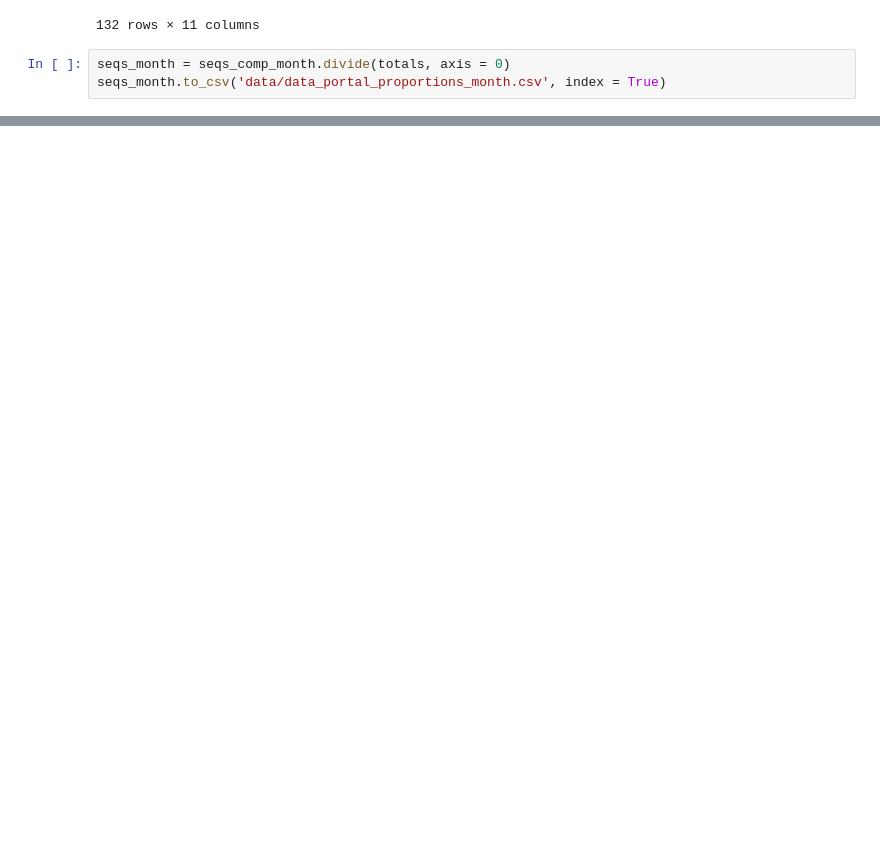
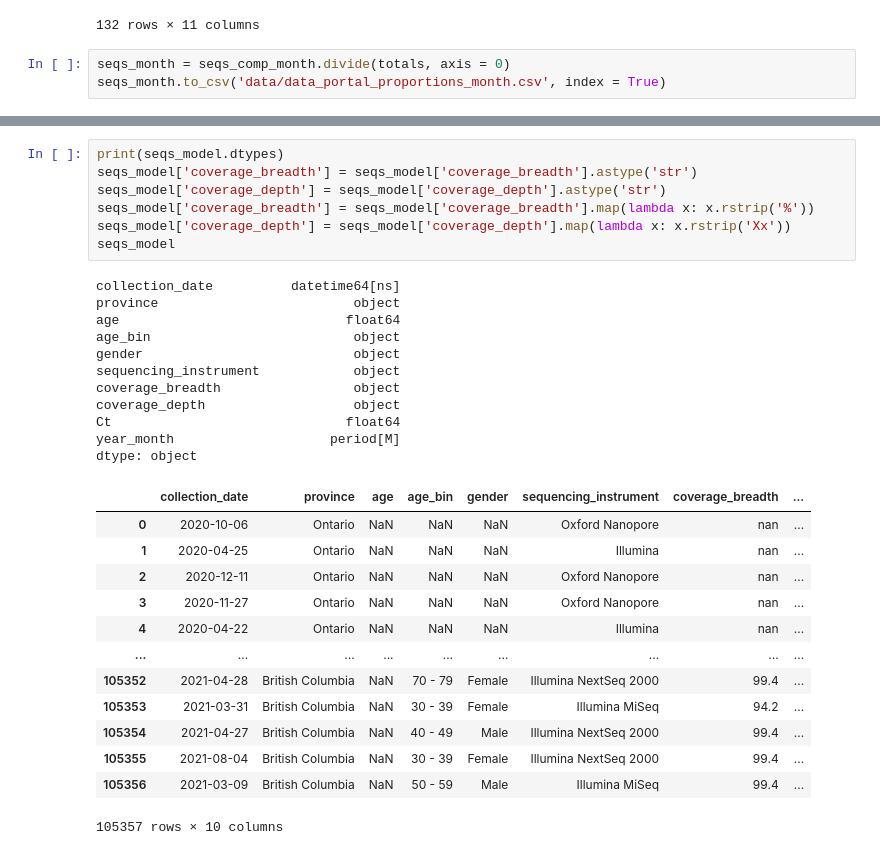
Before and after one commit to eringill/gisaid_uploads, a Jupyter notebook: data_portal_contents.ipynb, the cells around one changed output, grey strips where cells are left out. Cells and saved outputs as stored; diff of their text form; blank space fills up the shorter version.

```diff
--- a/data_portal_contents.ipynb
+++ b/data_portal_contents.ipynb
@@ -263,0 +282,32 @@ seqs_month.to_csv('data/data_portal_proportions_month.csv', index = True)
+# %%
+print(seqs_model.dtypes)
+seqs_model['coverage_breadth'] = seqs_model['coverage_breadth'].astype('str')
+seqs_model['coverage_depth'] = seqs_model['coverage_depth'].astype('str')
+seqs_model['coverage_breadth'] = seqs_model['coverage_breadth'].map(lambda x: x.rstrip('%'))
+seqs_model['coverage_depth'] = seqs_model['coverage_depth'].map(lambda x: x.rstrip('Xx'))
+seqs_model
+# %% [output]
+collection_date          datetime64[ns]
+province                         object
+age                             float64
+age_bin                          object
+gender                           object
+sequencing_instrument            object
+coverage_breadth                 object
+coverage_depth                   object
+Ct                              float64
+year_month                    period[M]
+dtype: object
+|  | collection_date | province | age | age_bin | gender | sequencing_instrument | coverage_breadth | ... |
+| 0 | 2020-10-06 | Ontario | NaN | NaN | NaN | Oxford Nanopore | nan | ... |
+| 1 | 2020-04-25 | Ontario | NaN | NaN | NaN | Illumina | nan | ... |
+| 2 | 2020-12-11 | Ontario | NaN | NaN | NaN | Oxford Nanopore | nan | ... |
+| 3 | 2020-11-27 | Ontario | NaN | NaN | NaN | Oxford Nanopore | nan | ... |
+| 4 | 2020-04-22 | Ontario | NaN | NaN | NaN | Illumina | nan | ... |
+| ... | ... | ... | ... | ... | ... | ... | ... | ... |
+| 105352 | 2021-04-28 | British Columbia | NaN | 70 - 79 | Female | Illumina NextSeq 2000 | 99.4 | ... |
+| 105353 | 2021-03-31 | British Columbia | NaN | 30 - 39 | Female | Illumina MiSeq | 94.2 | ... |
+| 105354 | 2021-04-27 | British Columbia | NaN | 40 - 49 | Male | Illumina NextSeq 2000 | 99.4 | ... |
+| 105355 | 2021-08-04 | British Columbia | NaN | 30 - 39 | Female | Illumina NextSeq 2000 | 99.4 | ... |
+| 105356 | 2021-03-09 | British Columbia | NaN | 50 - 59 | Male | Illumina MiSeq | 99.4 | ... |
+105357 rows × 10 columns
```
Also changed, not shown: parts of 5 cells of this notebook.
